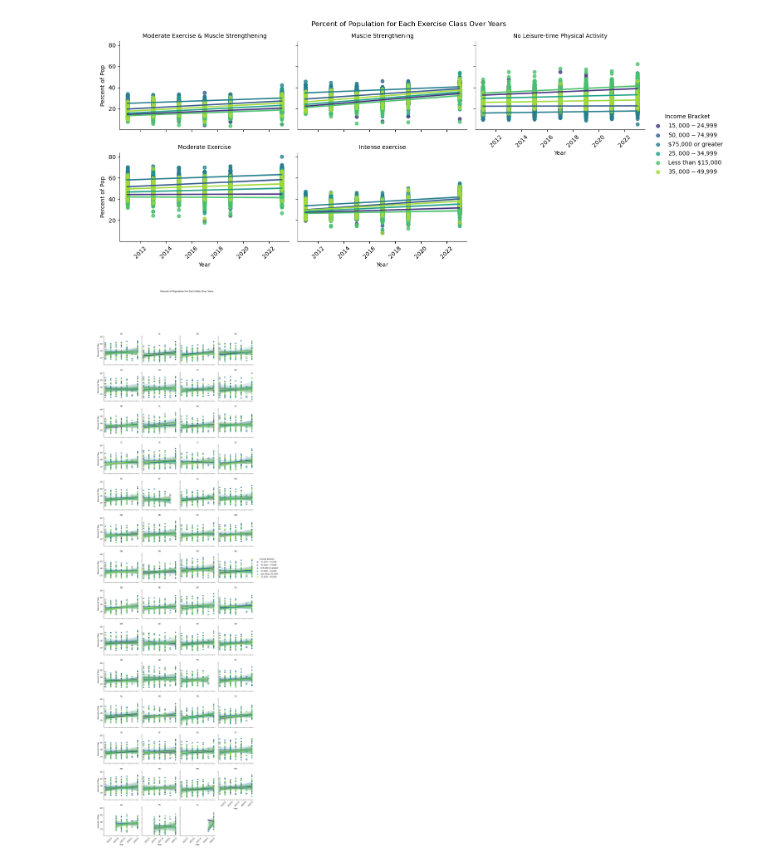
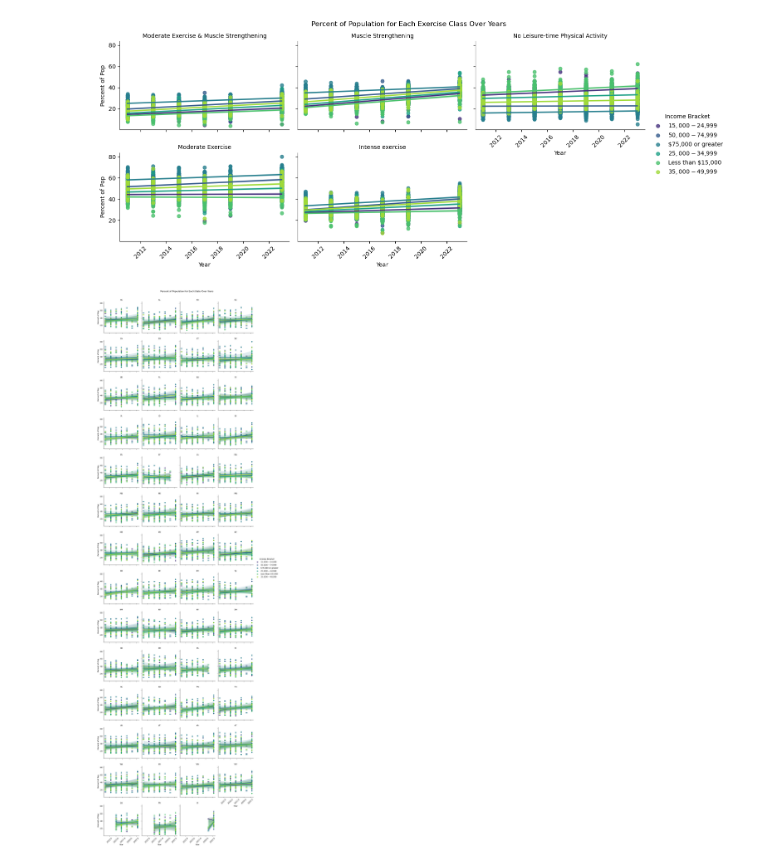
Before and after one commit to INFO-511-F24/final-project-TheOutliers, a Jupyter notebook: Code-Notebooks/Workspace_CML.ipynb, the cells around one changed output. Cells and saved outputs as stored; diff of their text form; code cells hidden in the pictures.

```diff
--- a/Code-Notebooks/Workspace_CML.ipynb
+++ b/Code-Notebooks/Workspace_CML.ipynb
@@ -221,6 +221,9 @@ print(activity[['Question', 'Short_Question']].head())
 8                       Muscle Strengthening
 13  Moderate Exercise & Muscle Strengthening
 16         No Leisure-time Physical Activity
+# %%
+from datetime import datetime
+activity['Year'] = activity['YearStart'].apply(lambda x: datetime(x, 1, 1).strftime('%Y'))
 # %% [markdown]
 # Visualize Data
 # %%
@@ -310,23 +312,23 @@ plt.show()
 # %%
 g = sns.FacetGrid(activity, col="LocationAbbr", hue='Income', col_wrap=4, palette='viridis')
 g.map(sns.regplot, 'YearStart', 'Data_Value', )
 
 # Rotate the x-axis labels for better readability
 for ax in g.axes.flat:
     for label in ax.get_xticklabels():
         label.set_rotation(45)
 
 # Enhancing the plot with titles and labels
 g.set_titles('{col_name}')  # Set titles to be each question
 g.set_axis_labels('Year', 'Percent of Pop')  # Set common axis labels
 
 # Adjust the top space to accommodate title
-plt.subplots_adjust(top=0.9)
+plt.subplots_adjust(top=0.96)
 g.fig.suptitle('Percent of Population for Each State Over Years')
 
 # Adding the legend
 g.add_legend(title='Income Bracket')
 # Show the plot
 plt.show()
 # %% [output]
-[figure, old version]
+[figure, new version]
```
Also changed, not shown: parts of 4 cells of this notebook.
